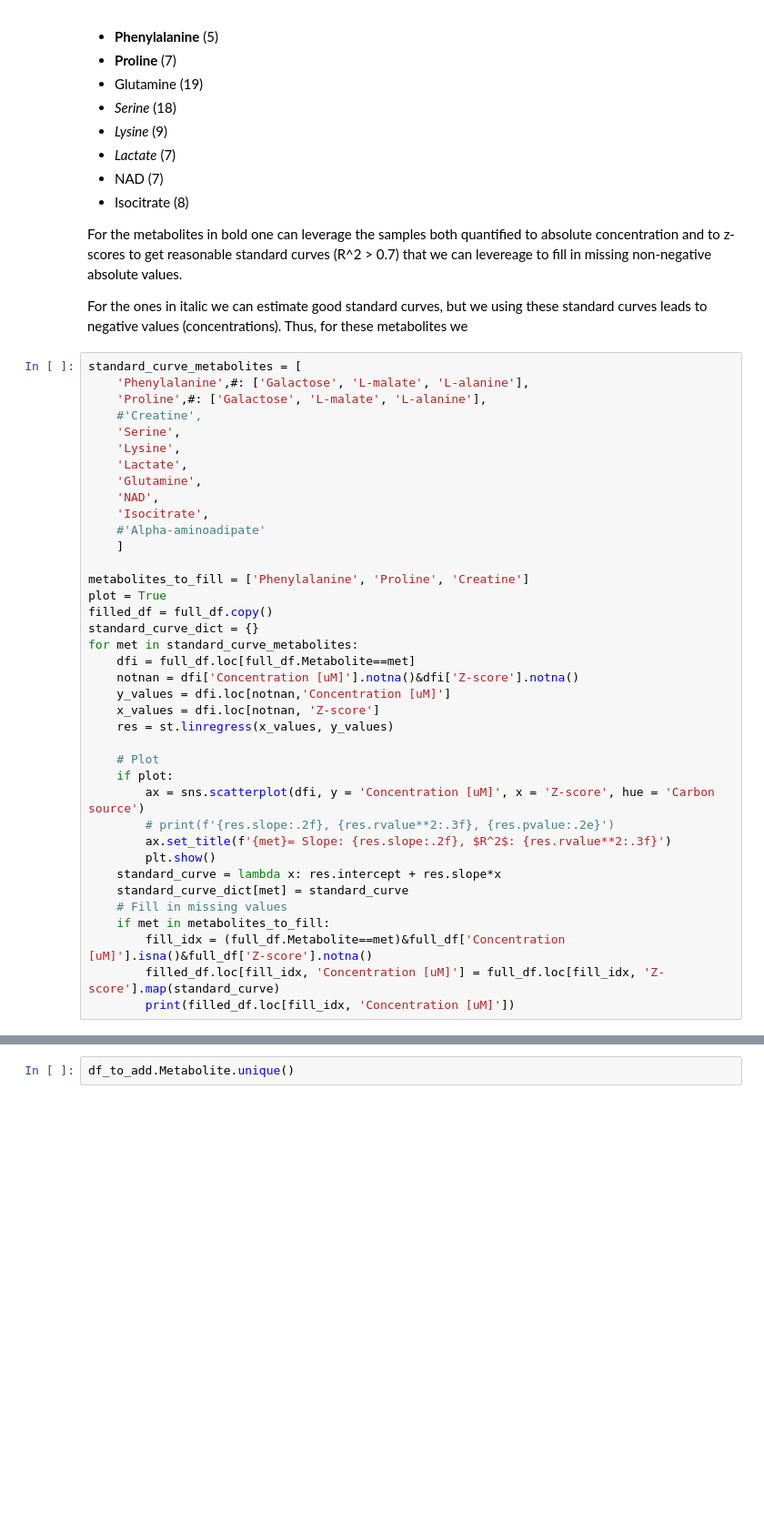
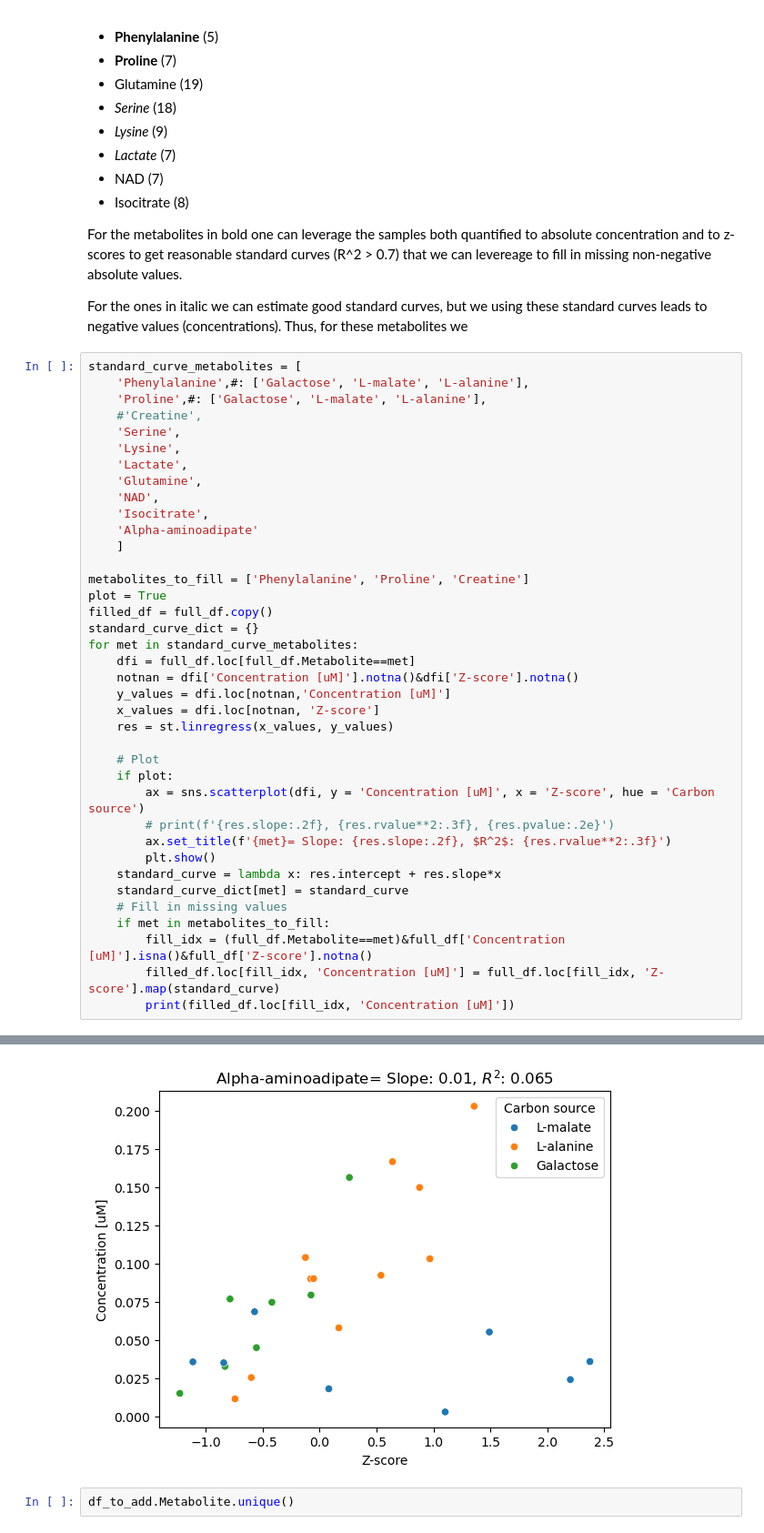
Before and after one commit to sulheim/metabolite-release, a Jupyter notebook: notebooks/1_release_rates/1_sintef_2023/1A_extract_release_rates_and_met_values.ipynb, the cells around one changed output, grey strips where cells are left out. Shown at 91% size. Drawn from its saved outputs; the diff is of its cells as text; blank space fills up the shorter version.

```diff
--- a/notebooks/1_release_rates/1_sintef_2023/1A_extract_release_rates_and_met_values.ipynb
+++ b/notebooks/1_release_rates/1_sintef_2023/1A_extract_release_rates_and_met_values.ipynb
@@ -277,7 +283,7 @@ standard_curve_metabolites = [
     'Glutamine',
     'NAD',
     'Isocitrate',
-    #'Alpha-aminoadipate'
+    'Alpha-aminoadipate'
     ]
 
 metabolites_to_fill = ['Phenylalanine', 'Proline', 'Creatine']
@@ -306,33 +312,34 @@ for met in standard_curve_metabolites:
         print(filled_df.loc[fill_idx, 'Concentration [uM]'])
 # %% [output]
 [figure]
 4145    0.000751
 4149    0.000113
 4151   -0.002563
 4161   -0.000362
 4162    0.001290
 4184    0.001811
 Name: Concentration [uM], dtype: float64
 [figure]
 4233    0.004375
 4235    0.001771
 4239   -0.001854
 4241   -0.010996
 4248    0.003506
 4249    0.003416
 4252   -0.002082
 4257    0.007108
 4258    0.005204
 4259    0.009141
 4262    0.009127
 4269    0.000935
 Name: Concentration [uM], dtype: float64
 [figure]
 [figure]
 [figure]
 [figure]
 [figure]
 [figure]
+[figure, added]
 # %%
 df_to_add.Metabolite.unique()
 # %% [output]
```
Also changed, not shown: parts of 24 cells of this notebook, 9 other files.
